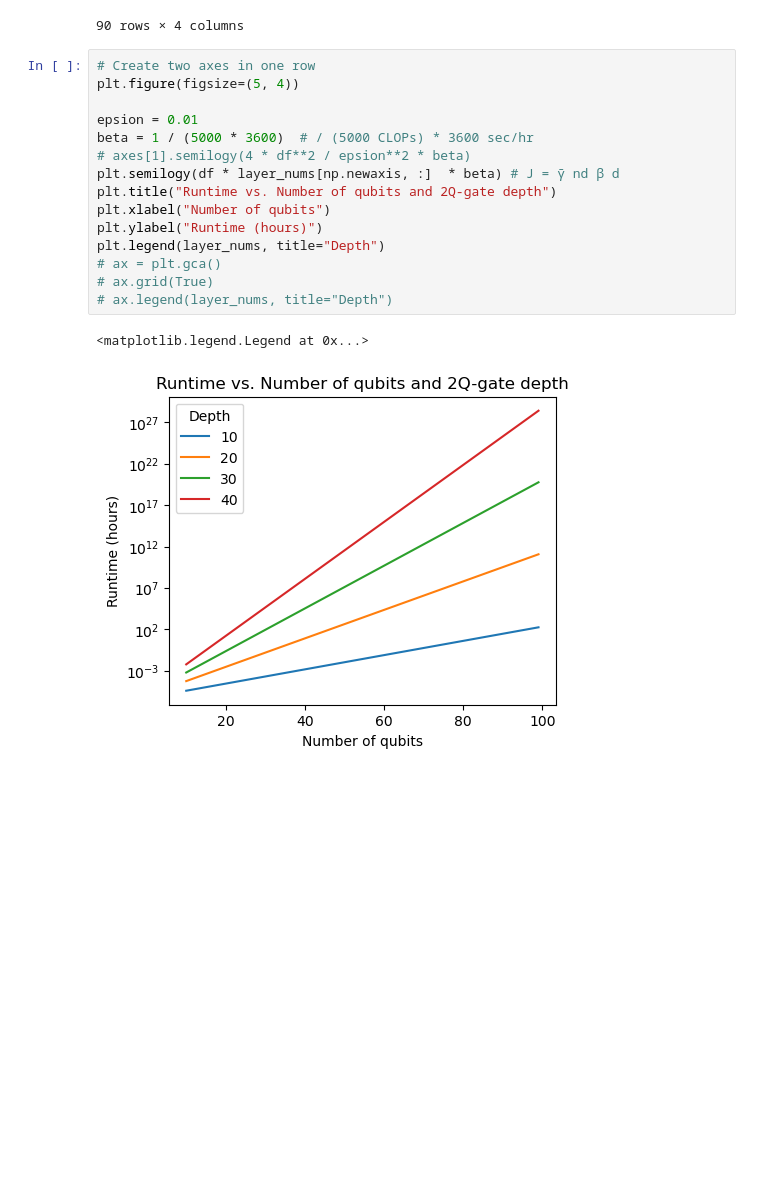
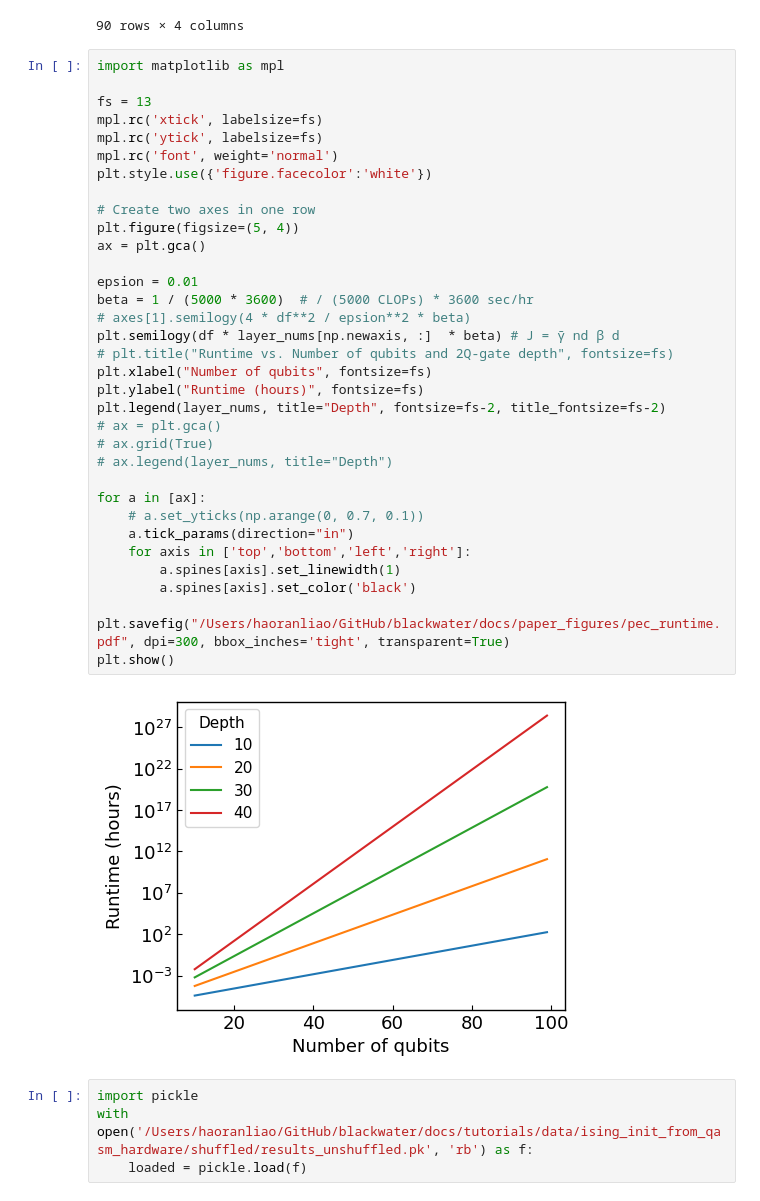
Before and after one commit to qiskit-community/ml-qem, a Jupyter notebook: docs/tutorials/z01_zlatko_for_haoran.ipynb, the cells around one changed output. Cells and saved outputs as stored; diff of their text form; blank space fills up the shorter version.

```diff
--- a/docs/tutorials/z01_zlatko_for_haoran.ipynb
+++ b/docs/tutorials/z01_zlatko_for_haoran.ipynb
@@ -60,20 +61,42 @@ df * layer_nums[np.newaxis, :]
 | 99 | 3.267157e+09 | 2.134863e+18 | 1.046240e+27 | 4.557642e+35 |
 90 rows × 4 columns
 # %%
+import matplotlib as mpl
+
+fs = 13
+mpl.rc('xtick', labelsize=fs)
+mpl.rc('ytick', labelsize=fs)
+mpl.rc('font', weight='normal')
+plt.style.use({'figure.facecolor':'white'})
+
 # Create two axes in one row
 plt.figure(figsize=(5, 4))
+ax = plt.gca()
 
 epsion = 0.01
 beta = 1 / (5000 * 3600)  # / (5000 CLOPs) * 3600 sec/hr
 # axes[1].semilogy(4 * df**2 / epsion**2 * beta)
 plt.semilogy(df * layer_nums[np.newaxis, :]  * beta) # J = γ̄ nd β d
-plt.title("Runtime vs. Number of qubits and 2Q-gate depth")
-plt.xlabel("Number of qubits")
-plt.ylabel("Runtime (hours)")
-plt.legend(layer_nums, title="Depth")
+# plt.title("Runtime vs. Number of qubits and 2Q-gate depth", fontsize=fs)
+plt.xlabel("Number of qubits", fontsize=fs)
+plt.ylabel("Runtime (hours)", fontsize=fs)
+plt.legend(layer_nums, title="Depth", fontsize=fs-2, title_fontsize=fs-2)
 # ax = plt.gca()
 # ax.grid(True)
 # ax.legend(layer_nums, title="Depth")
+
+for a in [ax]:
+    # a.set_yticks(np.arange(0, 0.7, 0.1))
+    a.tick_params(direction="in")
+    for axis in ['top','bottom','left','right']:
+        a.spines[axis].set_linewidth(1)
+        a.spines[axis].set_color('black')
+
+plt.savefig("/Users/haoranliao/GitHub/blackwater/docs/paper_figures/pec_runtime.pdf", dpi=300, bbox_inches='tight', transparent=True)
+plt.show()
 # %% [output]
-<matplotlib.legend.Legend at 0x...>
-[figure, old version]
+[figure, new version]
+# %%
+import pickle
+with open('/Users/haoranliao/GitHub/blackwater/docs/tutorials/data/ising_init_from_qasm_hardware/shuffled/results_unshuffled.pk', 'rb') as f:
+    loaded = pickle.load(f)
```
Also changed, not shown: parts of 5 cells of this notebook, 1 other file.
